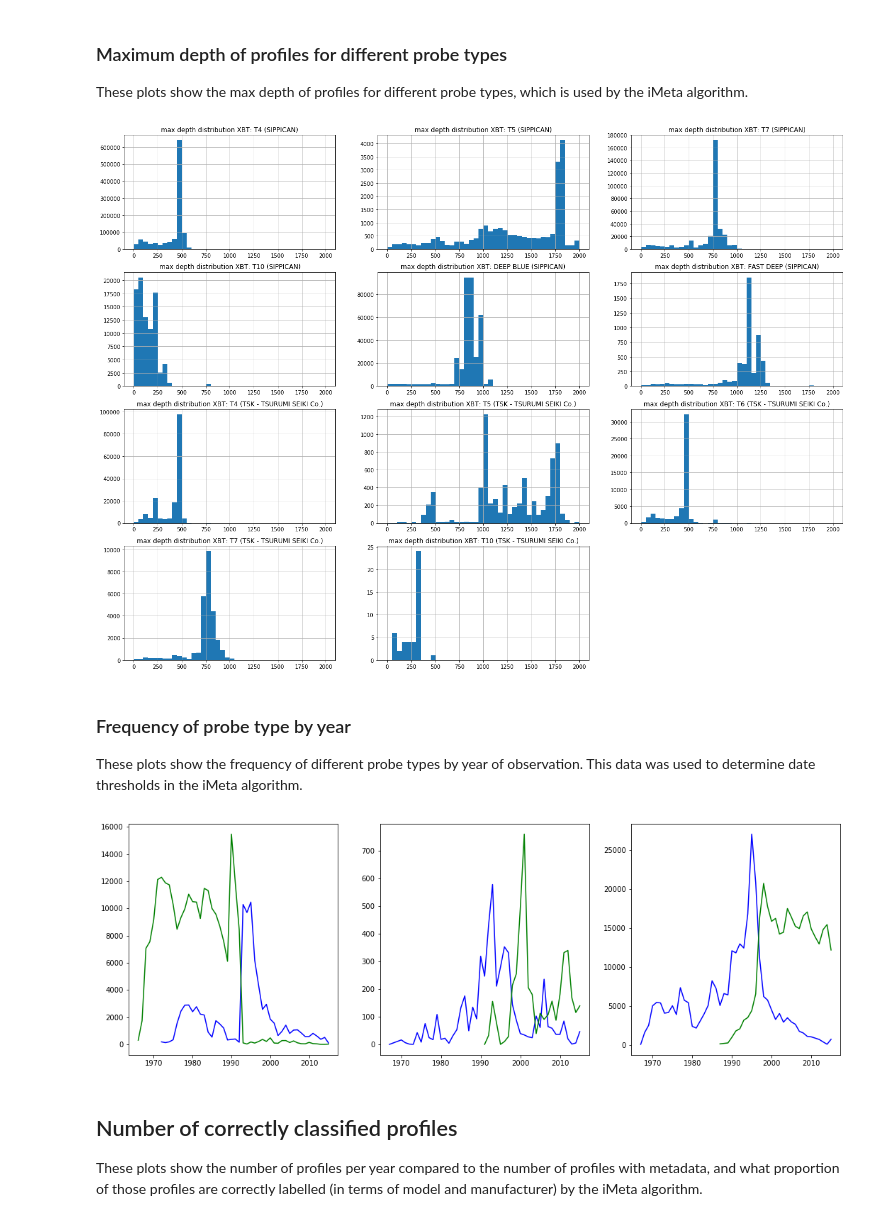
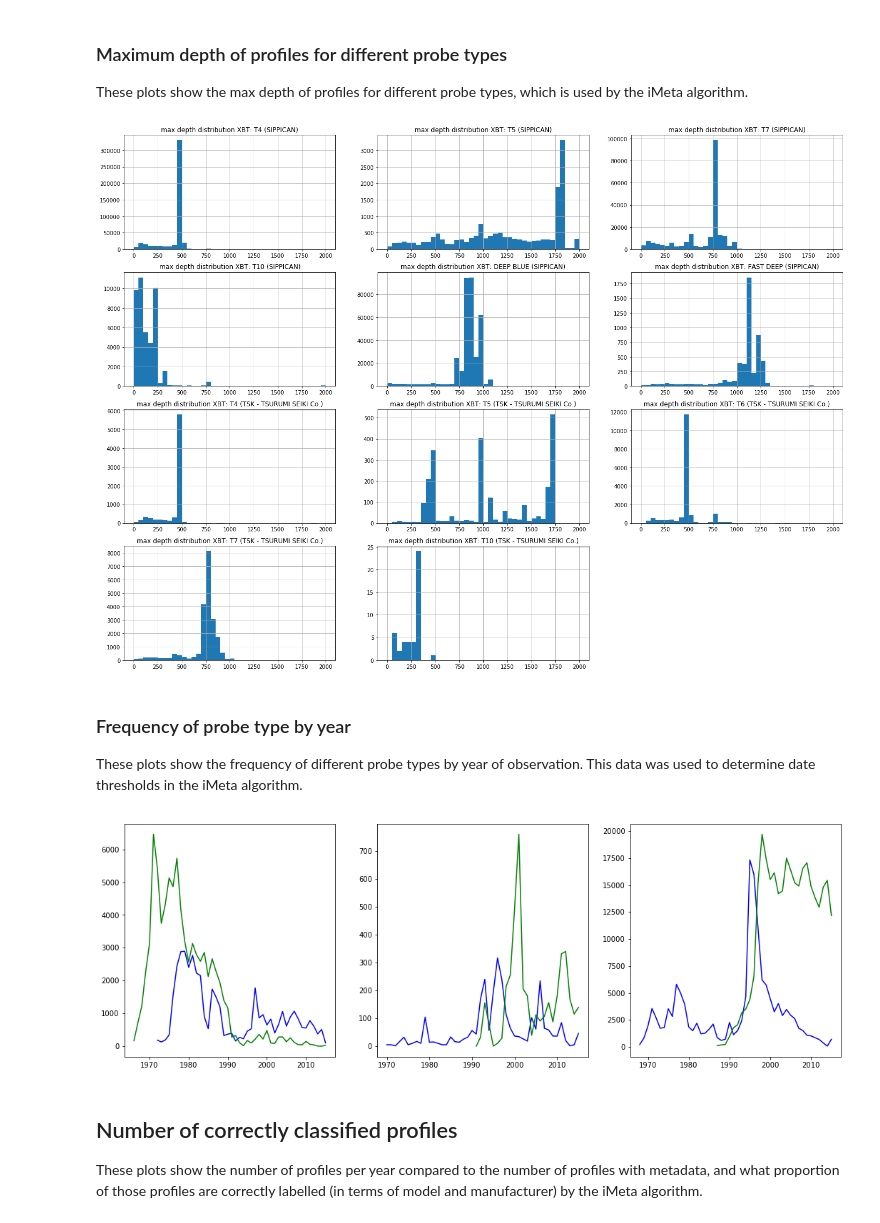
Before and after one commit to MetOffice/XBTs_classification, a Jupyter notebook: classification/imeta_demo.ipynb, the cells around one changed output. Cells and saved outputs as stored; diff of their text form; code cells hidden in the pictures.

Commit message:
#20: Reran imeta demo notebook with the correct set of lablled data. plot not seems to adequately reproduce the results from Palmer et al paper.

```diff
--- a/classification/imeta_demo.ipynb
+++ b/classification/imeta_demo.ipynb
@@ -36,7 +36,7 @@ from imeta import imeta_classification, XBT_MAX_DEPTH
 environment = 'pangeo'
 env_data_dirs = {
     'MO_scitools': '/data/users/shaddad/xbt-data/annual_csv',
-    'pangeo': '/data/misc/xbt-data/annual_csv/',
+    'pangeo': '/data/misc/xbt-data/csv_with_imeta/',
 }
 env_date_ranges = {
     'MO_scitools': (1996,2016),
@@ -54,13 +56,13 @@ xbt_full_dataset = XbtDataset(xbt_data_dir, env_date_ranges[environment])
 # exclude a variety of profiles with issues
 
 # exclude those where the date was not in the correct format, resulting in a 0 year value
-xbt_full_dataset.xbt_df = xbt_full_dataset.xbt_df[xbt_full_dataset.xbt_df['year'] != 0]
+# xbt_full_dataset.xbt_df = xbt_full_dataset.xbt_df[xbt_full_dataset.xbt_df['year'] != 0]
 
 # exclude those with negative maximum depths as invalid profiles
-xbt_full_dataset.xbt_df = xbt_full_dataset.xbt_df[xbt_full_dataset.xbt_df['max_depth'] > 0.0]
+# xbt_full_dataset.xbt_df = xbt_full_dataset.xbt_df[xbt_full_dataset.xbt_df['max_depth'] > 0.0]
 
 # exclude those with depth > 2000.0, as these profiles are not from XBTs
-xbt_full_dataset.xbt_df = xbt_full_dataset.xbt_df[xbt_full_dataset.xbt_df['max_depth'] <= XBT_MAX_DEPTH]
+# xbt_full_dataset.xbt_df = xbt_full_dataset.xbt_df[xbt_full_dataset.xbt_df['max_depth'] <= XBT_MAX_DEPTH]
 # %%
 xbt_labelled = xbt_full_dataset.filter_obs('labelled', 'labelled')
 # %% [output]
@@ -93,9 +95,9 @@ depth_bins = list(map(float, list(range(0,2001,50))))
 fig_probe_freq = matplotlib.pyplot.figure('probe frequency plot grid',figsize=(24,18))
 for ix1, mfi in enumerate(instruments_to_plot):
     ax_depth_dist_type = fig_probe_freq.add_subplot(4,3,ix1+1,title=f'max depth distribution {mfi}')
-    _ = xbt_full_dataset.filter_obs('instrument', mfi)['max_depth'].hist(bins=depth_bins,ax=ax_depth_dist_type)
+    _ = xbt_labelled.filter_obs('instrument', mfi)['max_depth'].hist(bins=depth_bins,ax=ax_depth_dist_type)
 # %% [output]
-[figure, old version]
+[figure, new version]
 # %% [markdown]
 ### Frequency of probe type by year
 These plots show the frequency of different probe types by year of observation. This data was used to determine date thresholds in the iMeta algorithm.
@@ -108,23 +110,23 @@ plot_pairs = [
 # %%
 fig_freq_comp = matplotlib.pyplot.figure('plot types for year and max depth',figsize=(18,6))
 l1 = []
 for ix1, (type1, type2, filter1) in enumerate(plot_pairs):
-    dataset_type1 = xbt_full_dataset.filter_obs('instrument',type1).xbt_df
+    dataset_type1 = xbt_labelled.filter_obs('instrument',type1).xbt_df
     profiles_type1 = dataset_type1[dataset_type1.max_depth.apply(filter1)]
-    dataset_type2 = xbt_full_dataset.filter_obs('instrument',type2).xbt_df
+    dataset_type2 = xbt_labelled.filter_obs('instrument',type2).xbt_df
     profiles_type2 = dataset_type2[dataset_type2.max_depth.apply(filter1)]
     type_year_dist1 = profiles_type1.year.value_counts(sort=False)
     type_year_dist2 = profiles_type2.year.value_counts(sort=False)
     freq_df1 = pandas.DataFrame({'year': list(type_year_dist1.index), 'num_profiles': list(type_year_dist1.values)}).sort_values('year')
     freq_df2 = pandas.DataFrame({'year': list(type_year_dist2.index), 'num_profiles': list(type_year_dist2.values)}).sort_values('year')
     l1 += [(freq_df1, freq_df2)]
     ax1 = fig_freq_comp.add_subplot(130 + ix1 + 1)
     ax1.plot(list(freq_df1.year), list(freq_df1.num_profiles), color='b')
     ax1.plot(list(freq_df2.year), list(freq_df2.num_profiles), color='g')
     ax1.xmin=1950
     ax1.xmax=2020
 # %% [output]
-[figure, old version]
+[figure, new version]
 # %% [markdown]
 ## Number of correctly classified profiles
 These plots show the number of profiles per year compared to the number of profiles with metadata, and what proportion of those profiles are correctly labelled (in terms of model and manufacturer) by the iMeta algorithm.
```
Also changed, not shown: parts of 7 cells of this notebook.
